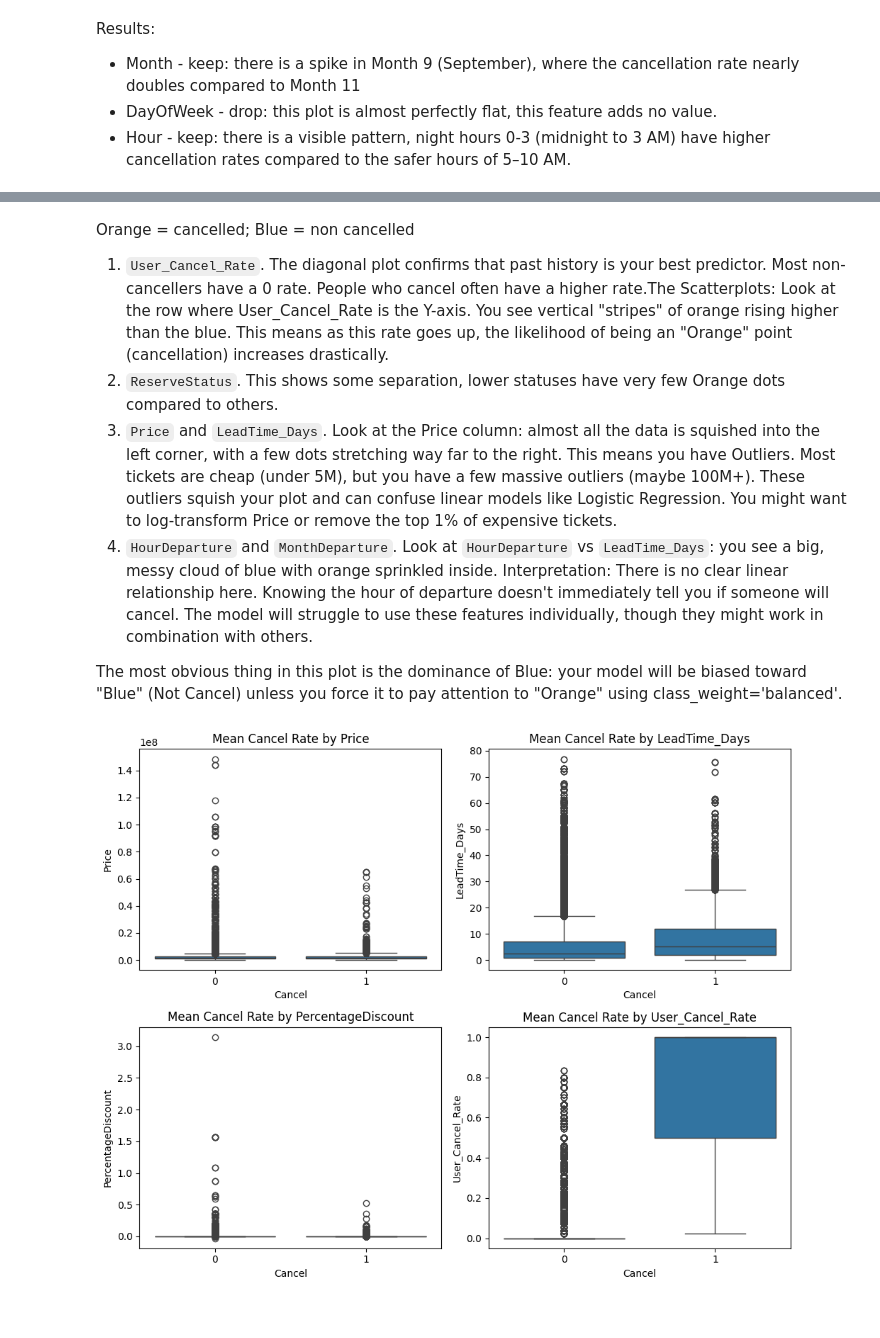
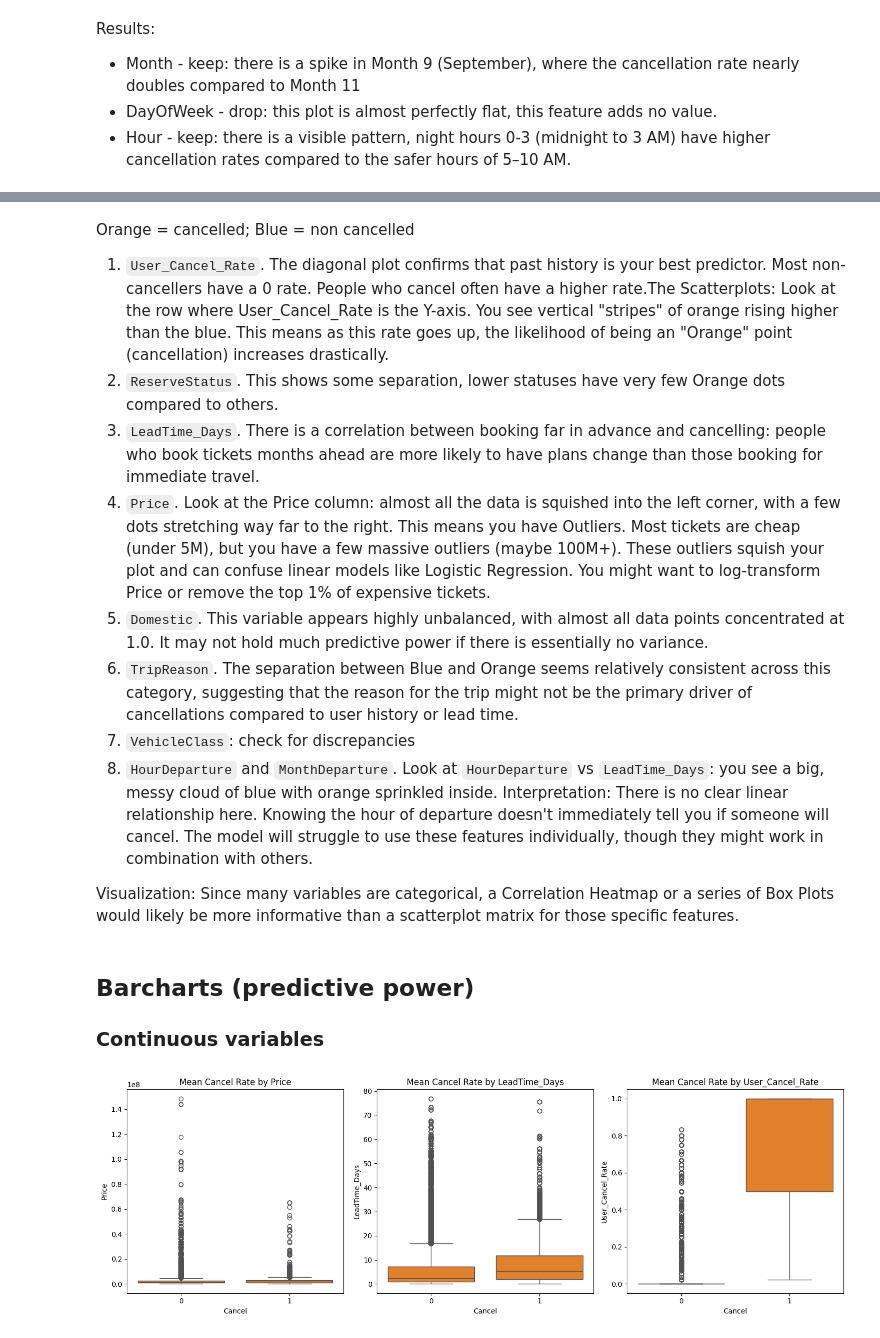
Before and after one commit to silviacalabretta/statistical-methods-project, a Jupyter notebook: notebooks/011_data_exploration.ipynb, the cells around one changed output, grey strips where cells are left out. Drawn from its saved outputs; the diff is of its cells as text; code cells hidden in the pictures.

Commit message:
plots

```diff
--- a/notebooks/011_data_exploration.ipynb
+++ b/notebooks/011_data_exploration.ipynb
@@ -466,3 +467,14 @@ Corresponding rows:
 
 Maximum price: 383764590.0
 Minimum price: 40000.0
+# %%
+neg_discount_count = (data['CouponDiscount'] < 0).sum()
+print(f"Total tickets with CouponDiscount <0: {neg_discount_count}")
+print("\nCorresponding rows:\n", data[data['CouponDiscount'] < 0][['Price', 'CouponDiscount', 'Cancel']])
+
+higher_disc_count = (data['CouponDiscount'] > data['Price']).sum()
+print(f"Total tickets with CouponDiscount > Price: {higher_disc_count}")
+print("\nCorresponding rows:\n", data[data['CouponDiscount'] > data['Price']][['Price', 'CouponDiscount', 'Cancel']])
+
+data = data[data['CouponDiscount'] >= 0]
+data = data[data['CouponDiscount'] < data['Price']]
@@ -575,5 +606,8 @@ data['VehicleClass'] = data['VehicleClass'].astype(int)
 # %% [markdown]
 ### CouponDiscount -> PercentageDiscount
 # %%
-data['PercentageDiscount'] = data['CouponDiscount']/data['Price']
+data['Has_Discount'] = (data['CouponDiscount'] > 0).astype(int)
 data = data.drop(columns=['CouponDiscount'])
+
+# Check the new distribution
+print(data['Has_Discount'].value_counts(normalize=True))
@@ -743,23 +783,30 @@ plt.show()
 Orange = cancelled; Blue = non cancelled
 1. `User_Cancel_Rate`. The diagonal plot confirms that past history is your best predictor. Most non-cancellers have a 0 rate. People who cancel often have a higher rate.The Scatterplots: Look at the row where User_Cancel_Rate is the Y-axis. You see vertical "stripes" of orange rising higher than the blue. This means as this rate goes up, the likelihood of being an "Orange" point (cancellation) increases drastically.
 2. `ReserveStatus`. This shows some separation, lower statuses have very few Orange dots compared to others.
-3. `Price` and `LeadTime_Days`. Look at the Price column: almost all the data is squished into the left corner, with a few dots stretching way far to the right. This means you have Outliers. Most tickets are cheap (under 5M), but you have a few massive outliers (maybe 100M+). These outliers squish your plot and can confuse linear models like Logistic Regression. You might want to log-transform Price or remove the top 1% of expensive tickets.
-4. `HourDeparture` and `MonthDeparture`. Look at `HourDeparture` vs `LeadTime_Days`: you see a big, messy cloud of blue with orange sprinkled inside. Interpretation: There is no clear linear relationship here. Knowing the hour of departure doesn't immediately tell you if someone will cancel. The model will struggle to use these features individually, though they might work in combination with others.
+3. `LeadTime_Days`. There is a correlation between booking far in advance and cancelling: people who book tickets months ahead are more likely to have plans change than those booking for immediate travel.
+4. `Price`. Look at the Price column: almost all the data is squished into the left corner, with a few dots stretching way far to the right. This means you have Outliers. Most tickets are cheap (under 5M), but you have a few massive outliers (maybe 100M+). These outliers squish your plot and can confuse linear models like Logistic Regression. You might want to log-transform Price or remove the top 1% of expensive tickets.
+5. `Domestic`. This variable appears highly unbalanced, with almost all data points concentrated at 1.0. It may not hold much predictive power if there is essentially no variance.
+6. `TripReason`. The separation between Blue and Orange seems relatively consistent across this category, suggesting that the reason for the trip might not be the primary driver of cancellations compared to user history or lead time.
+7. `VehicleClass`: check for discrepancies
+8. `HourDeparture` and `MonthDeparture`. Look at `HourDeparture` vs `LeadTime_Days`: you see a big, messy cloud of blue with orange sprinkled inside. Interpretation: There is no clear linear relationship here. Knowing the hour of departure doesn't immediately tell you if someone will cancel. The model will struggle to use these features individually, though they might work in combination with others.
 
-The most obvious thing in this plot is the dominance of Blue: your model will be biased toward "Blue" (Not Cancel) unless you force it to pay attention to "Orange" using class_weight='balanced'.
+Visualization: Since many variables are categorical, a Correlation Heatmap or a series of Box Plots would likely be more informative than a scatterplot matrix for those specific features.
+# %% [markdown]
+## Barcharts (predictive power)
+### Continuous variables
 # %%
-cont_cols_to_plot = ['Price','LeadTime_Days','PercentageDiscount','User_Cancel_Rate']
+cont_cols_to_plot = ['Price','LeadTime_Days','User_Cancel_Rate']
 
-fig, axes = plt.subplots(2, 2, figsize=(10, 8))
+fig, axes = plt.subplots(1, 3, figsize=(15, 5))
 
 # Flatten the axes array to make it easier to iterate over (converts 2D array to 1D)
 axes = axes.flatten()
 
 for i, col in enumerate(cont_cols_to_plot):
-    sns.boxplot(x='Cancel', y=col, data=train_df, ax=axes[i])
+    sns.boxplot(x='Cancel', y=col, data=train_df, ax=axes[i], color="tab:orange")
     axes[i].set_title(f'Mean Cancel Rate by {col}')
 
 plt.tight_layout()
 plt.show()
 # %% [output]
-[figure, old version]
+[figure, new version]
```
Also changed, not shown: parts of 20 cells of this notebook.
